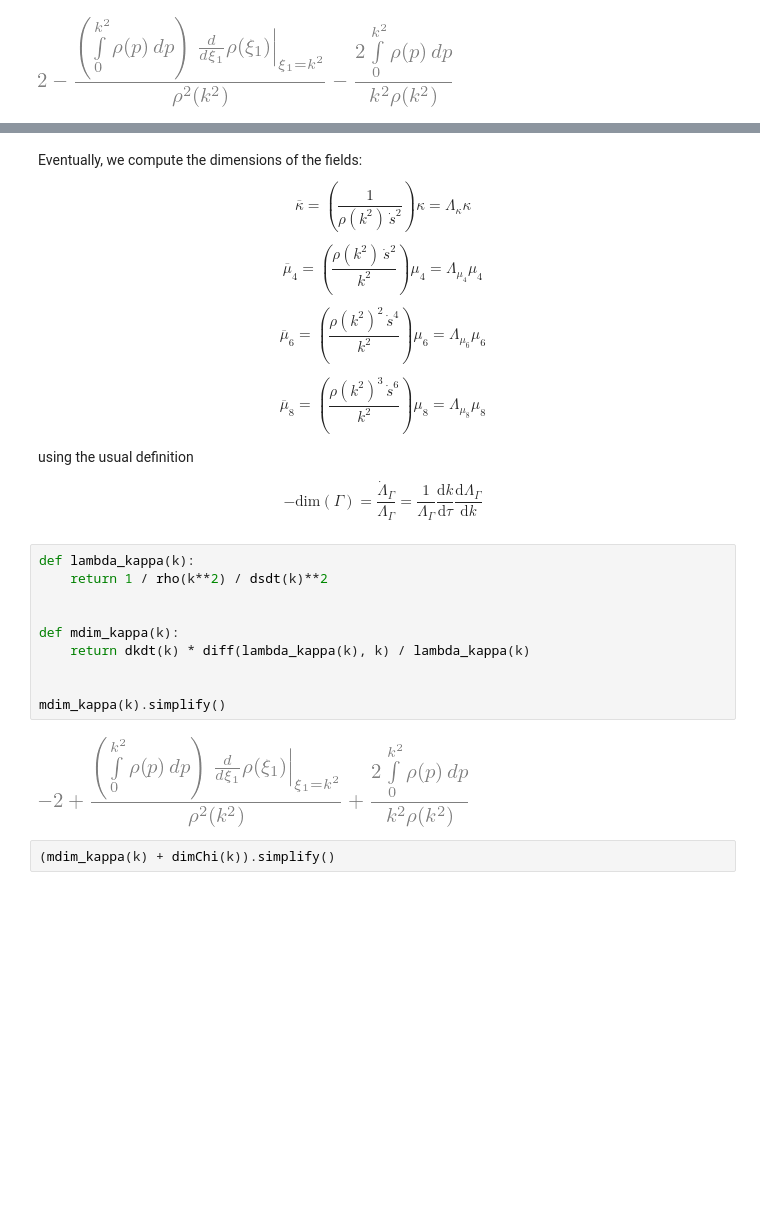
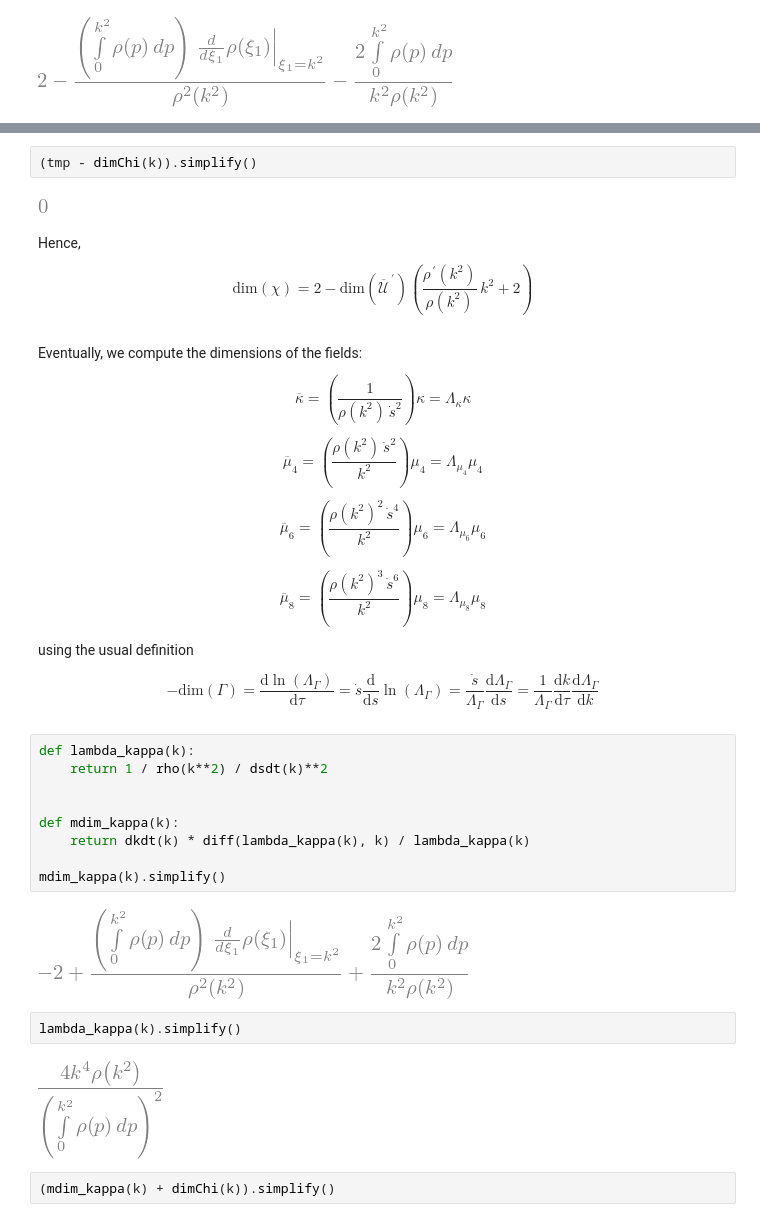
Before and after one commit to thesfinox/stochastic-signal-detection, a Jupyter notebook: formulae.ipynb, the cells around one changed output, grey strips where cells are left out. Saved outputs shown, nothing was run; the diff lists cells and outputs as text; blank space fills up the shorter version.

```diff
--- a/formulae.ipynb
+++ b/formulae.ipynb
@@ -168,3 +176,21 @@ dimChi(k)
+# %%
+(tmp - dimChi(k)).simplify()
+# %% [output]
+[figure, added]
+# %% [markdown]
+Hence,
+$$
+\mathrm{dim}\left( \chi \right)
+=
+2
+-\mathrm{dim}\left( \overline{\mathcal{U}}^{\,\prime} \right)
+\left(
+    \frac{\rho^{\,\prime}(k^2)}{\rho(k^2)}\,
+    k^2
+    +
+    2
+\right)
+$$
 # %% [markdown]
 Eventually, we compute the dimensions of the fields:
 $$
@@ -212,11 +238,17 @@ using the usual definition
 $$
 -\mathrm{dim}(\Gamma)
 =
-\frac{\dot{\Lambda}_{\Gamma}}{\Lambda_{\Gamma}}
+\frac{\mathrm{d} \ln\left( \Lambda_{\Gamma} \right)}{\mathrm{d} \tau}
+=
+\dot{s}
+\frac{\mathrm{d}}{\mathrm{d} s} \ln\left( \Lambda_{\Gamma} \right)
+=
+\frac{\dot{s}}{\Lambda_{\Gamma}}
+\frac{\mathrm{d} \Lambda_{\Gamma}}{\mathrm{d} s}
 =
 \frac{1}{\Lambda_{\Gamma}}
 \frac{\mathrm{d} k}{\mathrm{d} \tau}
-\frac{\mathrm{d} \Lambda_{\Gamma}}{\mathrm{d}k}
+\frac{\mathrm{d} \Lambda_{\Gamma}}{\mathrm{d} k}
 $$
 # %%
 def lambda_kappa(k):
@@ -226,10 +258,13 @@ def lambda_kappa(k):
 def mdim_kappa(k):
     return dkdt(k) * diff(lambda_kappa(k), k) / lambda_kappa(k)
 
-
 mdim_kappa(k).simplify()
 # %% [output]
 [figure]
+# %%
+lambda_kappa(k).simplify()
+# %% [output]
+[figure, added]
 # %%
 (mdim_kappa(k) + dimChi(k)).simplify()
 # %% [output]
```
Also changed, not shown: parts of 22 cells of this notebook.
